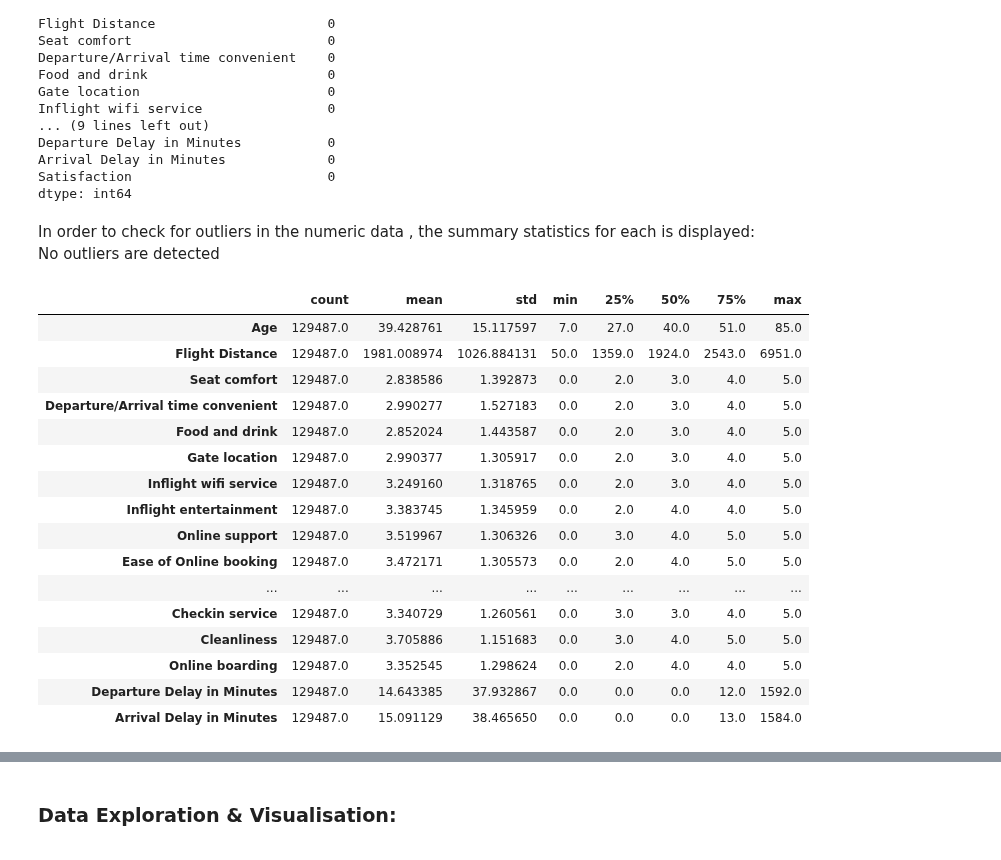
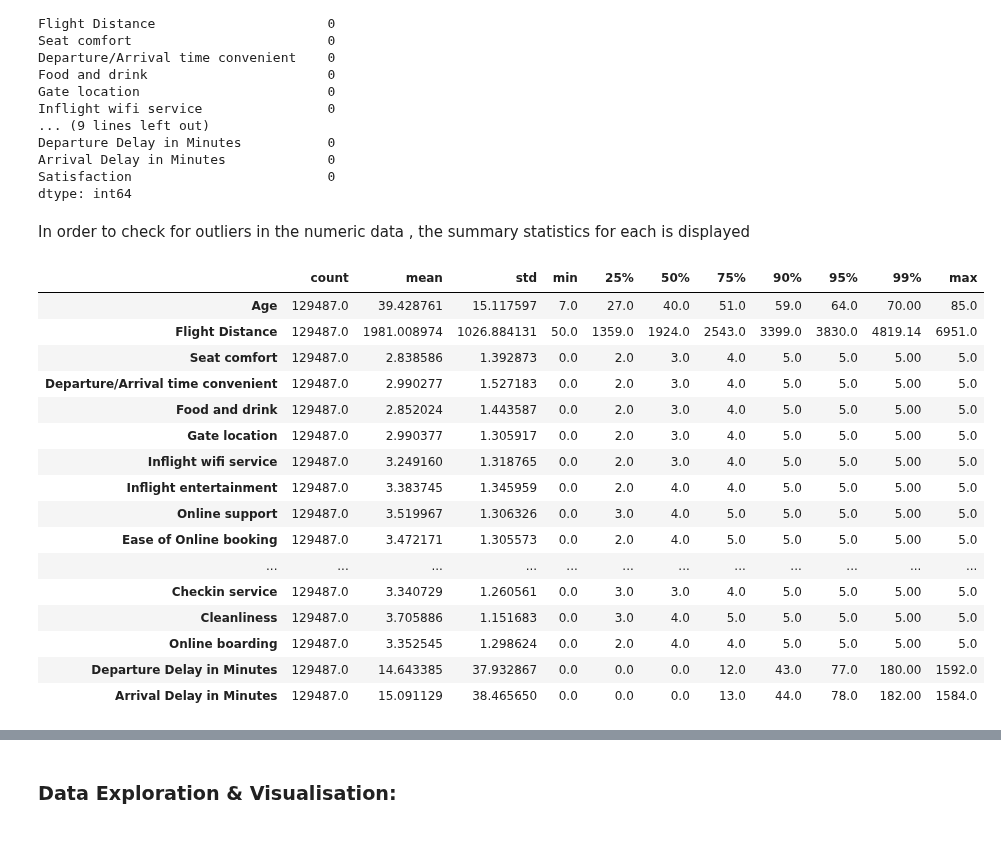
Before and after one commit to Mattjben/Passeneger-satisfaction-machine-learning, a Jupyter notebook: Phase 1_Airplane.ipynb, the cells around one changed output, grey strips where cells are left out. Saved outputs shown, nothing was run; the diff lists cells and outputs as text; code cells hidden in the pictures.

```diff
--- a/Phase 1_Airplane.ipynb
+++ b/Phase 1_Airplane.ipynb
@@ -302,25 +302,24 @@ Arrival Delay in Minutes             0
 Satisfaction                         0
 dtype: int64
 # %% [markdown]
-In order to check for outliers in the numeric data , the summary statistics for each is displayed: No outliers are detected
+In order to check for outliers in the numeric data , the summary statistics for each is displayed
 # %%
-
-airplane_df.describe(include=['int64','float64']).T
+airplane_df.describe(include= ['int64', 'float64'], percentiles = [.25, .5, .75, .9, .95, .99]).T
 # %% [output]
-|  | count | mean | std | min | 25% | 50% | 75% | max |
-| Age | 129487.0 | 39.428761 | 15.117597 | 7.0 | 27.0 | 40.0 | 51.0 | 85.0 |
-| Flight Distance | 129487.0 | 1981.008974 | 1026.884131 | 50.0 | 1359.0 | 1924.0 | 2543.0 | 6951.0 |
-| Seat comfort | 129487.0 | 2.838586 | 1.392873 | 0.0 | 2.0 | 3.0 | 4.0 | 5.0 |
-| Departure/Arrival time convenient | 129487.0 | 2.990277 | 1.527183 | 0.0 | 2.0 | 3.0 | 4.0 | 5.0 |
-| Food and drink | 129487.0 | 2.852024 | 1.443587 | 0.0 | 2.0 | 3.0 | 4.0 | 5.0 |
-| Gate location | 129487.0 | 2.990377 | 1.305917 | 0.0 | 2.0 | 3.0 | 4.0 | 5.0 |
-| Inflight wifi service | 129487.0 | 3.249160 | 1.318765 | 0.0 | 2.0 | 3.0 | 4.0 | 5.0 |
-| Inflight entertainment | 129487.0 | 3.383745 | 1.345959 | 0.0 | 2.0 | 4.0 | 4.0 | 5.0 |
-| Online support | 129487.0 | 3.519967 | 1.306326 | 0.0 | 3.0 | 4.0 | 5.0 | 5.0 |
-| Ease of Online booking | 129487.0 | 3.472171 | 1.305573 | 0.0 | 2.0 | 4.0 | 5.0 | 5.0 |
-| ... | ... | ... | ... | ... | ... | ... | ... | ... |
-| Checkin service | 129487.0 | 3.340729 | 1.260561 | 0.0 | 3.0 | 3.0 | 4.0 | 5.0 |
-| Cleanliness | 129487.0 | 3.705886 | 1.151683 | 0.0 | 3.0 | 4.0 | 5.0 | 5.0 |
-| Online boarding | 129487.0 | 3.352545 | 1.298624 | 0.0 | 2.0 | 4.0 | 4.0 | 5.0 |
-| Departure Delay in Minutes | 129487.0 | 14.643385 | 37.932867 | 0.0 | 0.0 | 0.0 | 12.0 | 1592.0 |
-| Arrival Delay in Minutes | 129487.0 | 15.091129 | 38.465650 | 0.0 | 0.0 | 0.0 | 13.0 | 1584.0 |
+|  | count | mean | std | min | 25% | 50% | 75% | 90% | 95% | 99% | max |
+| Age | 129487.0 | 39.428761 | 15.117597 | 7.0 | 27.0 | 40.0 | 51.0 | 59.0 | 64.0 | 70.00 | 85.0 |
+| Flight Distance | 129487.0 | 1981.008974 | 1026.884131 | 50.0 | 1359.0 | 1924.0 | 2543.0 | 3399.0 | 3830.0 | 4819.14 | 6951.0 |
+| Seat comfort | 129487.0 | 2.838586 | 1.392873 | 0.0 | 2.0 | 3.0 | 4.0 | 5.0 | 5.0 | 5.00 | 5.0 |
+| Departure/Arrival time convenient | 129487.0 | 2.990277 | 1.527183 | 0.0 | 2.0 | 3.0 | 4.0 | 5.0 | 5.0 | 5.00 | 5.0 |
+| Food and drink | 129487.0 | 2.852024 | 1.443587 | 0.0 | 2.0 | 3.0 | 4.0 | 5.0 | 5.0 | 5.00 | 5.0 |
+| Gate location | 129487.0 | 2.990377 | 1.305917 | 0.0 | 2.0 | 3.0 | 4.0 | 5.0 | 5.0 | 5.00 | 5.0 |
+| Inflight wifi service | 129487.0 | 3.249160 | 1.318765 | 0.0 | 2.0 | 3.0 | 4.0 | 5.0 | 5.0 | 5.00 | 5.0 |
+| Inflight entertainment | 129487.0 | 3.383745 | 1.345959 | 0.0 | 2.0 | 4.0 | 4.0 | 5.0 | 5.0 | 5.00 | 5.0 |
+| Online support | 129487.0 | 3.519967 | 1.306326 | 0.0 | 3.0 | 4.0 | 5.0 | 5.0 | 5.0 | 5.00 | 5.0 |
+| Ease of Online booking | 129487.0 | 3.472171 | 1.305573 | 0.0 | 2.0 | 4.0 | 5.0 | 5.0 | 5.0 | 5.00 | 5.0 |
+| ... | ... | ... | ... | ... | ... | ... | ... | ... | ... | ... | ... |
+| Checkin service | 129487.0 | 3.340729 | 1.260561 | 0.0 | 3.0 | 3.0 | 4.0 | 5.0 | 5.0 | 5.00 | 5.0 |
+| Cleanliness | 129487.0 | 3.705886 | 1.151683 | 0.0 | 3.0 | 4.0 | 5.0 | 5.0 | 5.0 | 5.00 | 5.0 |
+| Online boarding | 129487.0 | 3.352545 | 1.298624 | 0.0 | 2.0 | 4.0 | 4.0 | 5.0 | 5.0 | 5.00 | 5.0 |
+| Departure Delay in Minutes | 129487.0 | 14.643385 | 37.932867 | 0.0 | 0.0 | 0.0 | 12.0 | 43.0 | 77.0 | 180.00 | 1592.0 |
+| Arrival Delay in Minutes | 129487.0 | 15.091129 | 38.465650 | 0.0 | 0.0 | 0.0 | 13.0 | 44.0 | 78.0 | 182.00 | 1584.0 |
```
Also changed, not shown: parts of 17 cells of this notebook, 1 other file.
